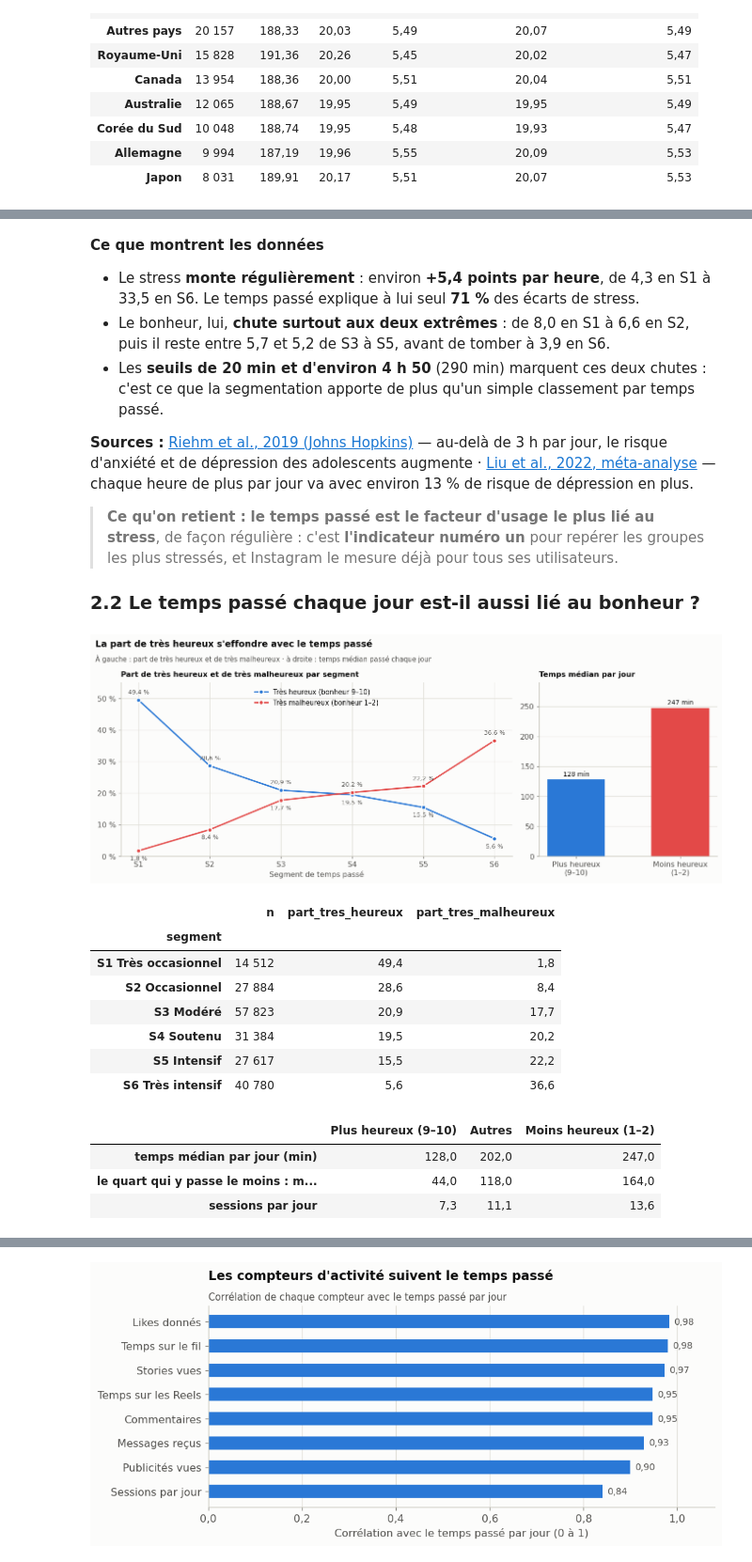
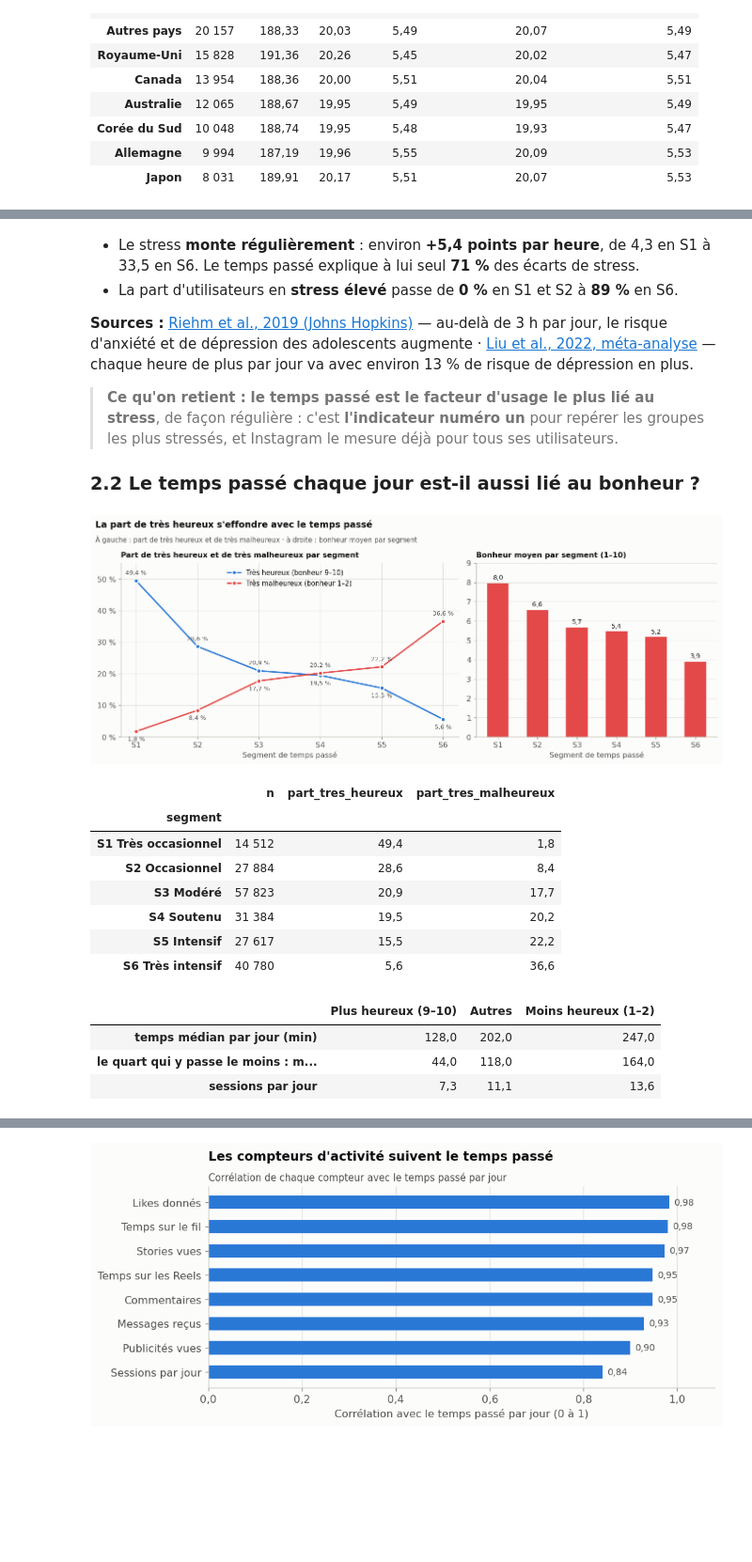
Before and after one commit to manondesclaux/Rush-4-Segmentation-Instagram, a Jupyter notebook: notebook_Instagram_final.ipynb, the cells around one changed output, grey strips where cells are left out. Shown at 94% size. Saved outputs shown, nothing was run; the diff lists cells and outputs as text; code cells hidden in the pictures; blank space fills up the shorter version.

```diff
--- a/notebook_Instagram_final.ipynb
+++ b/notebook_Instagram_final.ipynb
@@ -554,10 +559,8 @@ Stress en plus par heure : +5,4 points · part du stress expliquée par le temps
 | S5 Intensif | 240–290 min | 27 617 | 263,7 | 28,2 | 5,2 | 61,2 |
 | S6 Très intensif | > 290 min | 40 780 | 345,1 | 33,5 | 3,9 | 88,7 |
 # %% [markdown]
-**Ce que montrent les données**
 - Le stress **monte régulièrement** : environ **+5,4 points par heure**, de 4,3 en S1 à 33,5 en S6. Le temps passé explique à lui seul **71 %** des écarts de stress.
-- Le bonheur, lui, **chute surtout aux deux extrêmes** : de 8,0 en S1 à 6,6 en S2, puis il reste entre 5,7 et 5,2 de S3 à S5, avant de tomber à 3,9 en S6.
-- Les **seuils de 20 min et d'environ 4 h 50** (290 min) marquent ces deux chutes : c'est ce que la segmentation apporte de plus qu'un simple classement par temps passé.
+- La part d'utilisateurs en **stress élevé** passe de **0 %** en S1 et S2 à **89 %** en S6.
 
 **Sources :** [Riehm et al., 2019 (Johns Hopkins)](https://hub.jhu.edu/2019/09/11/social-media-teen-mental-health/) — au-delà de 3 h par jour, le risque d'anxiété et de dépression des adolescents augmente · [Liu et al., 2022, méta-analyse](https://pmc.ncbi.nlm.nih.gov/articles/PMC9103874/) — chaque heure de plus par jour va avec environ 13 % de risque de dépression en plus.
 
@@ -567,41 +570,40 @@ Stress en plus par heure : +5,4 points · part du stress expliquée par le temps
 # %%
 bonheur_segments = agreger(df, "segment", part_tres_heureux=("tres_heureux", lambda s: s.mean() * 100),
                            part_tres_malheureux=("tres_malheureux", lambda s: s.mean() * 100))
 profils_temps = pd.DataFrame({
     groupe: {"temps médian par jour (min)": df.loc[masque, TEMPS].median(),
              "le quart qui y passe le moins : moins de (min)": df.loc[masque, TEMPS].quantile(0.25),
              "sessions par jour": df.loc[masque, "sessions_per_day"].mean()}
     for groupe, masque in (("Plus heureux (9–10)", df["tres_heureux"]), ("Autres", ~df["tres_heureux"]),
                            ("Moins heureux (1–2)", df["tres_malheureux"]))})
 
-fig, (ax_g, ax_d) = plt.subplots(1, 2, figsize=(12.5, 4.4), gridspec_kw={"width_ratios": [2.2, 1]})
+fig, (ax_g, ax_d) = plt.subplots(1, 2, figsize=(12.5, 4.4), gridspec_kw={"width_ratios": [1.4, 1]})
 positions = np.arange(len(bonheur_segments))
 heureux, malheureux = bonheur_segments["part_tres_heureux"].to_numpy(), bonheur_segments["part_tres_malheureux"].to_numpy()
 for valeurs, autres, couleur, nom in ((heureux, malheureux, BLEU, "Très heureux (bonheur 9–10)"),
                                       (malheureux, heureux, ROUGE, "Très malheureux (bonheur 1–2)")):
     ax_g.plot(positions, valeurs, color=couleur, marker="o", markersize=6, markeredgecolor=SURFACE, markeredgewidth=1.5, label=nom)
     for p, v, w in zip(positions, valeurs, autres):
         dessus = v >= w
         ax_g.text(p, v + (1.5 if dessus else -1.5), f"{fr(v)} %", ha="center", va="bottom" if dessus else "top", fontsize=8.5, color=INK2)
 ax_g.set_xticks(positions, COURTS)
 ax_g.set_ylim(0, 55)
 ax_g.yaxis.set_major_formatter(FORMAT_POURCENT)
 ax_g.set_xlabel("Segment de temps passé")
 ax_g.legend(loc="upper center")
 panneau(ax_g, "Part de très heureux et de très malheureux par segment")
-medianes = profils_temps.loc["temps médian par jour (min)", ["Plus heureux (9–10)", "Moins heureux (1–2)"]]
-barres(ax_d, medianes, ["Plus heureux\n(9–10)", "Moins heureux\n(1–2)"], decimales=0, suffixe=" min")
-ax_d.patches[1].set_color(ROUGE)
-ax_d.set_ylim(0, 290)
-panneau(ax_d, "Temps médian par jour")
+barres(ax_d, segments_temps["bonheur"], COURTS, couleur=ROUGE)
+ax_d.set_ylim(0, 9)
+ax_d.set_xlabel("Segment de temps passé")
+panneau(ax_d, "Bonheur moyen par segment (1–10)")
 fig.tight_layout()
 titrer_figure(fig, "La part de très heureux s'effondre avec le temps passé",
-              "À gauche : part de très heureux et de très malheureux · à droite : temps médian passé chaque jour")
+              "À gauche : part de très heureux et de très malheureux · à droite : bonheur moyen par segment")
 plt.show()
 afficher(bonheur_segments.rename_axis("segment"))
 afficher(profils_temps)
 # %% [output]
-[figure, old version]
+[figure, new version]
 |  | n | part_tres_heureux | part_tres_malheureux |
 | segment |  |  |  |
 | S1 Très occasionnel | 14 512 | 49,4 | 1,8 |
```
Also changed, not shown: parts of 43 cells of this notebook, 3 other files.
